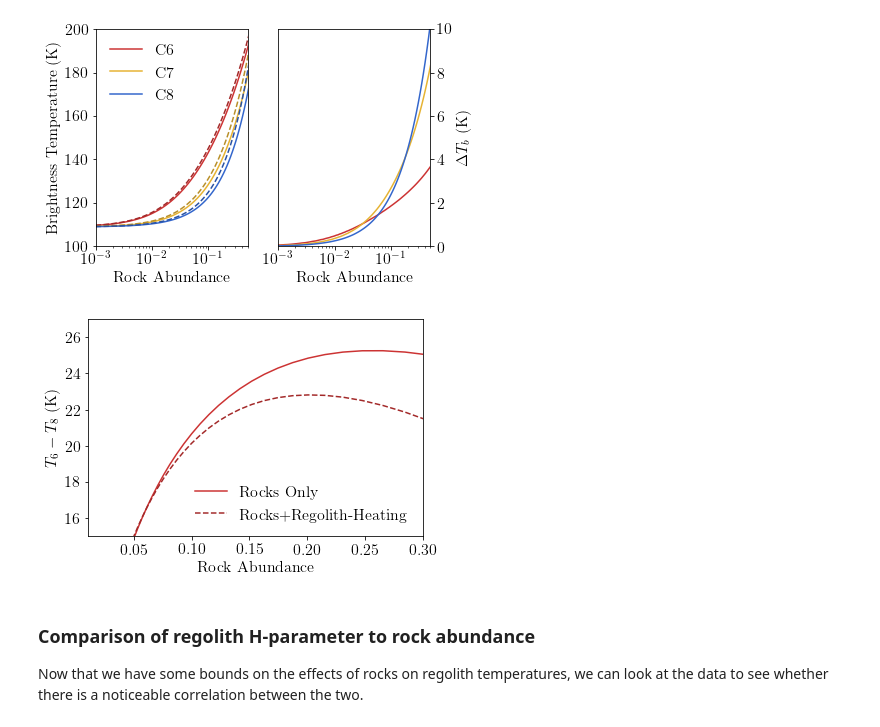
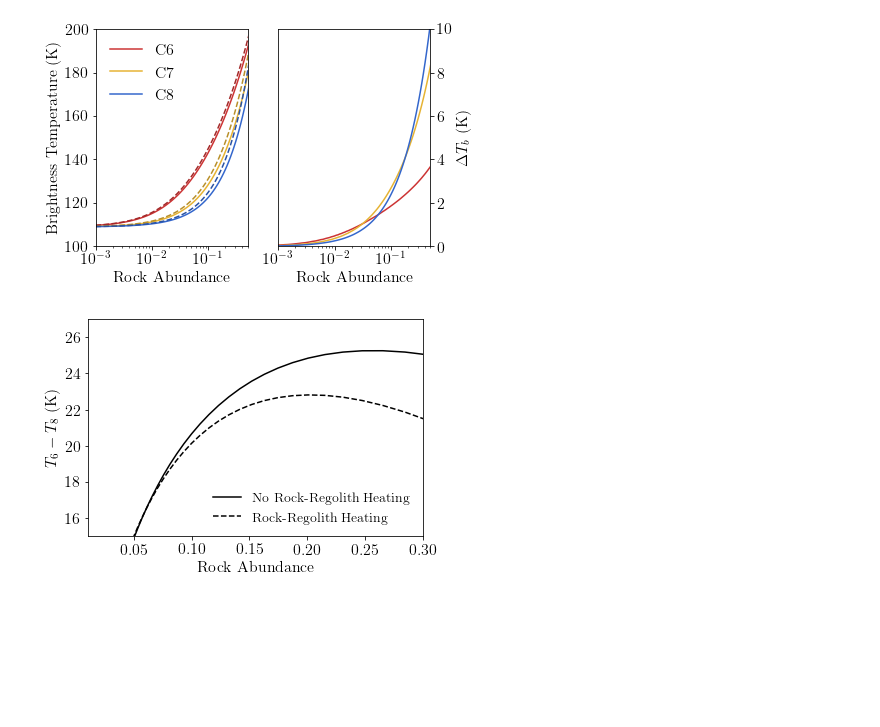
Before and after one commit to phayne/moon, a Jupyter notebook: Rock-Regolith-Temperatures.ipynb, the cells around one changed output. Saved outputs shown, nothing was run; the diff lists cells and outputs as text; code cells hidden in the pictures; blank space fills up the shorter version.

Commit message:
Updated plots and moved maps to separate notebook

```diff
--- a/Rock-Regolith-Temperatures.ipynb
+++ b/Rock-Regolith-Temperatures.ipynb
@@ -497,17 +498,13 @@ plt.show()
 # %% [output]
 [figure]
 # %%
-difference_plot_std = plt.plot(CArr, tb6s-tb8s, color=c1, label='Rocks Only')
-difference_plot_heating = plt.plot(CArr, tb6h-tb8h, color=c1*0.8, linestyle='--', label='Rocks+Regolith-Heating')
+difference_plot_std = plt.plot(CArr, tb6s-tb8s, color='k', label='No Rock-Regolith Heating')
+difference_plot_heating = plt.plot(CArr, tb6h-tb8h, color='k', linestyle='--', label='Rock-Regolith Heating')
 plt.xlim([0.01,0.3])
 plt.ylim([15,27])
 plt.xlabel('Rock Abundance')
 plt.ylabel('$T_6 - T_8$ (K)')
-plt.legend(frameon=False, fontsize=16)
+plt.legend(frameon=False, fontsize=14)
 plt.show()
 # %% [output]
-[figure, old version]
+[figure, new version]
-# %% [markdown]
-### Comparison of regolith H-parameter to rock abundance
-
-Now that we have some bounds on the effects of rocks on regolith temperatures, we can look at the data to see whether there is a noticeable correlation between the two.
```
Also changed, not shown: parts of 3 cells of this notebook.
